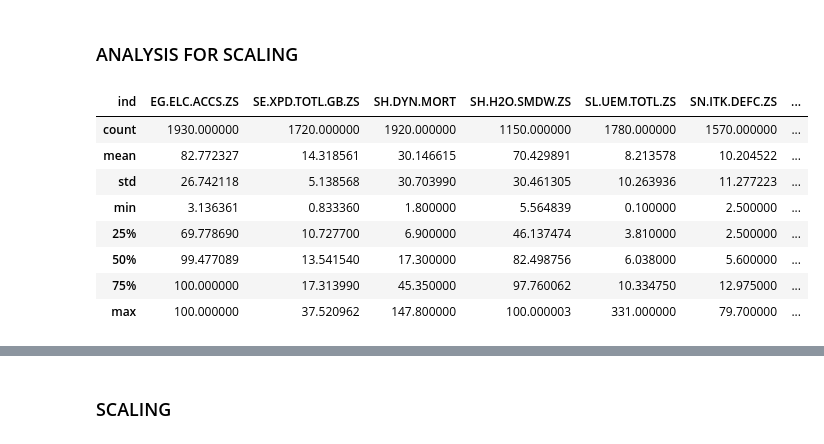
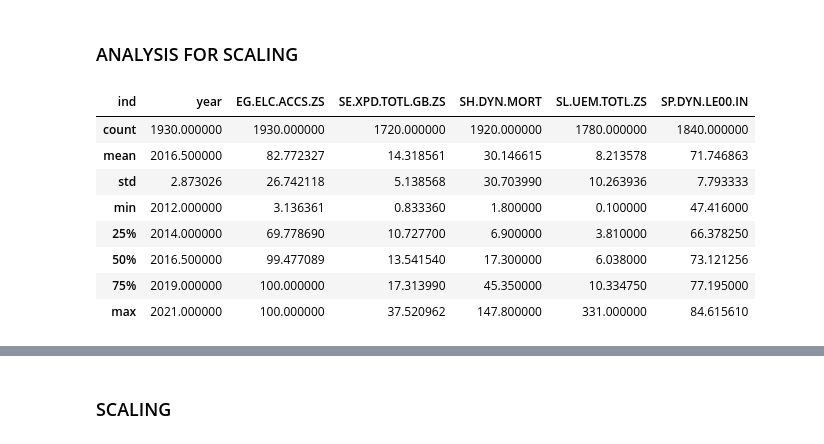
Before and after one commit to capstone-travel-index/better_travel_index, a Jupyter notebook: esg_data_country.ipynb, the cells around one changed output, grey strips where cells are left out. Cells and saved outputs as stored; diff of their text form; code cells hidden in the pictures.

```diff
--- a/esg_data_country.ipynb
+++ b/esg_data_country.ipynb
@@ -386,3 +379,5 @@ memory usage: 135.8+ KB
+# %%
+df_soc_trans = df_soc_trans.rename(columns={'variable':'year'})
 # %%
-df_soc_trans['variable'] = pd.to_datetime(df_soc_trans['variable'], format="%Y", errors='coerce')
+df_soc_trans['year'] = pd.to_numeric(df_soc_trans['year'], errors='coerce')
 # %%
@@ -529,7 +490,7 @@ df_env_inp.head(5)
 # %% [markdown]
 **DATA IMPUTATION FOR SOCIAL**
 # %%
-df_soc_inp = df_soc_trans.copy()
+df_soc_imp = df_soc_trans.copy()
 # %%
 #interpolation
-df_soc_inp = interpol(df_soc_inp, soc_ind)
+df_soc_imp = interpol(df_soc_imp, soc_ind)
@@ -615,15 +581,15 @@ empty_columns_gov
 # %% [markdown]
 ### ANALYSIS FOR SCALING
 # %%
-df_soc_inp.describe()
+df_soc_imp.describe()
 # %% [output]
-| ind | EG.ELC.ACCS.ZS | SE.XPD.TOTL.GB.ZS | SH.DYN.MORT | SH.H2O.SMDW.ZS | SL.UEM.TOTL.ZS | SN.ITK.DEFC.ZS | ... |
-| count | 1930.000000 | 1720.000000 | 1920.000000 | 1150.000000 | 1780.000000 | 1570.000000 | ... |
-| mean | 82.772327 | 14.318561 | 30.146615 | 70.429891 | 8.213578 | 10.204522 | ... |
-| std | 26.742118 | 5.138568 | 30.703990 | 30.461305 | 10.263936 | 11.277223 | ... |
-| min | 3.136361 | 0.833360 | 1.800000 | 5.564839 | 0.100000 | 2.500000 | ... |
-| 25% | 69.778690 | 10.727700 | 6.900000 | 46.137474 | 3.810000 | 2.500000 | ... |
-| 50% | 99.477089 | 13.541540 | 17.300000 | 82.498756 | 6.038000 | 5.600000 | ... |
-| 75% | 100.000000 | 17.313990 | 45.350000 | 97.760062 | 10.334750 | 12.975000 | ... |
-| max | 100.000000 | 37.520962 | 147.800000 | 100.000003 | 331.000000 | 79.700000 | ... |
+| ind | year | EG.ELC.ACCS.ZS | SE.XPD.TOTL.GB.ZS | SH.DYN.MORT | SL.UEM.TOTL.ZS | SP.DYN.LE00.IN |
+| count | 1930.000000 | 1930.000000 | 1720.000000 | 1920.000000 | 1780.000000 | 1840.000000 |
+| mean | 2016.500000 | 82.772327 | 14.318561 | 30.146615 | 8.213578 | 71.746863 |
+| std | 2.873026 | 26.742118 | 5.138568 | 30.703990 | 10.263936 | 7.793333 |
+| min | 2012.000000 | 3.136361 | 0.833360 | 1.800000 | 0.100000 | 47.416000 |
+| 25% | 2014.000000 | 69.778690 | 10.727700 | 6.900000 | 3.810000 | 66.378250 |
+| 50% | 2016.500000 | 99.477089 | 13.541540 | 17.300000 | 6.038000 | 73.121256 |
+| 75% | 2019.000000 | 100.000000 | 17.313990 | 45.350000 | 10.334750 | 77.195000 |
+| max | 2021.000000 | 100.000000 | 37.520962 | 147.800000 | 331.000000 | 84.615610 |
 # %%
```
Also changed, not shown: parts of 111 cells of this notebook, 2 other files.
